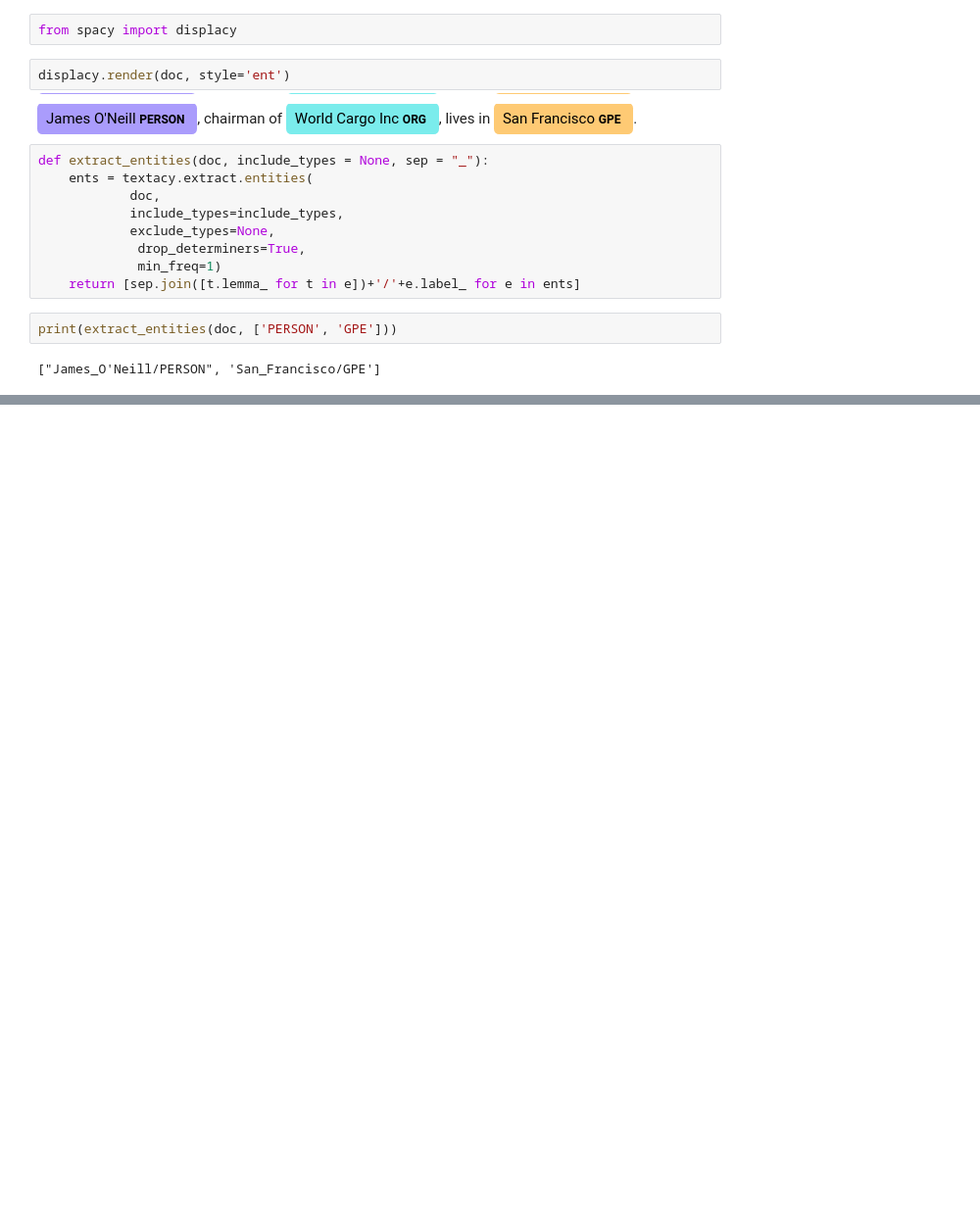
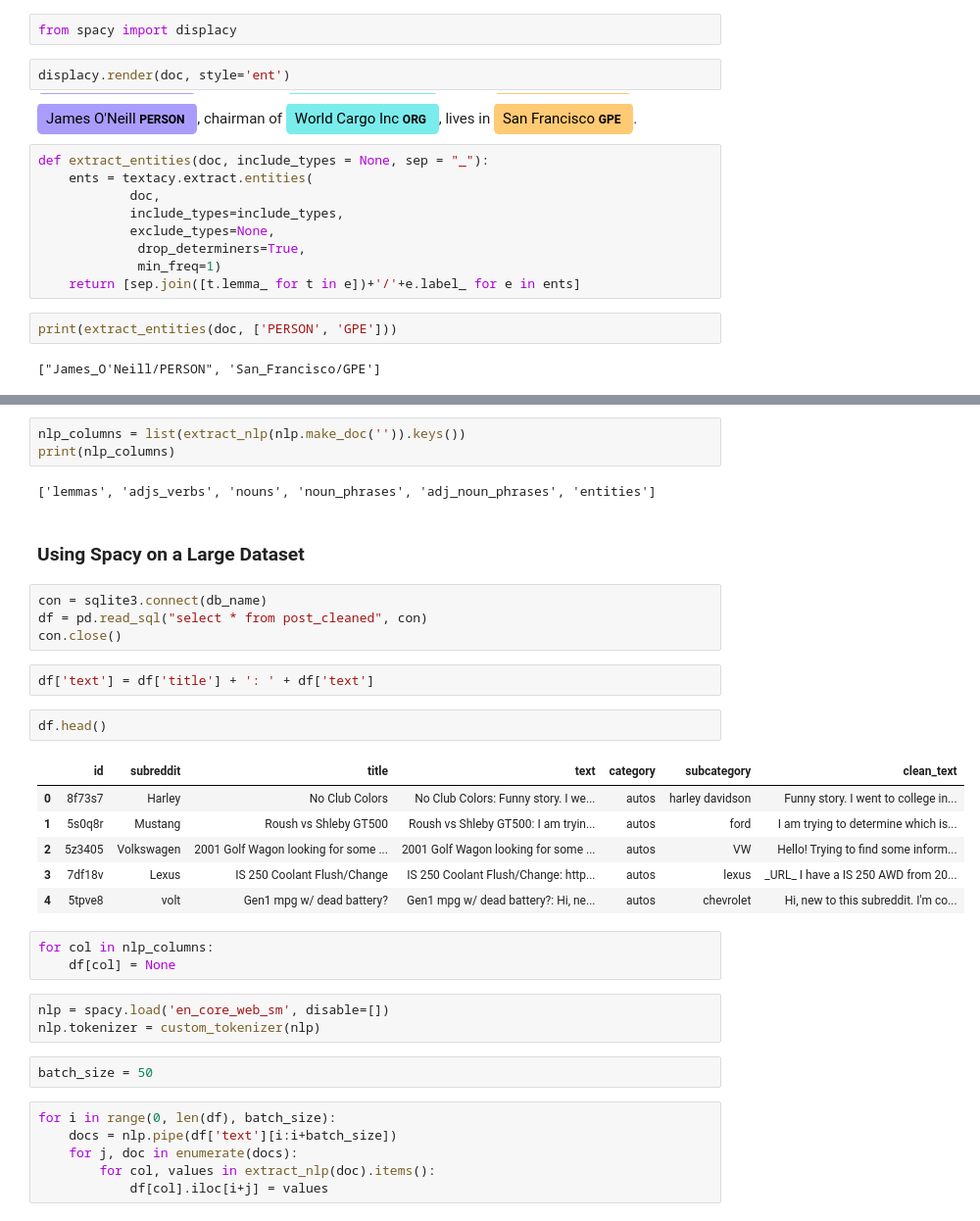
Before and after one commit to lkarjun/Text-Analysis-Workouts, a Jupyter notebook: 4. Preparing Textual Data for Statistics and Machine Learning/notebook.ipynb, the cells around one changed output, grey strips where cells are left out. Shown: that part at 98% size. Cells and saved outputs as stored; diff of their text form; blank space fills up the shorter version.

```diff
--- a/4. Preparing Textual Data for Statistics and Machine Learning/notebook.ipynb
+++ b/4. Preparing Textual Data for Statistics and Machine Learning/notebook.ipynb
@@ -440,0 +478,36 @@ print(extract_entities(doc, ['PERSON', 'GPE']))
+# %%
+nlp_columns = list(extract_nlp(nlp.make_doc('')).keys())
+print(nlp_columns)
+# %% [output]
+['lemmas', 'adjs_verbs', 'nouns', 'noun_phrases', 'adj_noun_phrases', 'entities']
+# %% [markdown]
+### Using Spacy on a Large Dataset
+# %%
+con = sqlite3.connect(db_name)
+df = pd.read_sql("select * from post_cleaned", con)
+con.close()
+# %%
+df['text'] = df['title'] + ': ' + df['text']
+# %%
+df.head()
+# %% [output]
+|  | id | subreddit | title | text | category | subcategory | clean_text |
+| 0 | 8f73s7 | Harley | No Club Colors | No Club Colors: Funny story. I we... | autos | harley davidson | Funny story. I went to college in... |
+| 1 | 5s0q8r | Mustang | Roush vs Shleby GT500 | Roush vs Shleby GT500: I am tryin... | autos | ford | I am trying to determine which is... |
+| 2 | 5z3405 | Volkswagen | 2001 Golf Wagon looking for some ... | 2001 Golf Wagon looking for some ... | autos | VW | Hello! Trying to find some inform... |
+| 3 | 7df18v | Lexus | IS 250 Coolant Flush/Change | IS 250 Coolant Flush/Change: http... | autos | lexus | _URL_ I have a IS 250 AWD from 20... |
+| 4 | 5tpve8 | volt | Gen1 mpg w/ dead battery? | Gen1 mpg w/ dead battery?: Hi, ne... | autos | chevrolet | Hi, new to this subreddit. I'm co... |
+# %%
+for col in nlp_columns:
+    df[col] = None
+# %%
+nlp = spacy.load('en_core_web_sm', disable=[])
+nlp.tokenizer = custom_tokenizer(nlp)
+# %%
+batch_size = 50
+# %%
+for i in range(0, len(df), batch_size):
+    docs = nlp.pipe(df['text'][i:i+batch_size])
+    for j, doc in enumerate(docs):
+        for col, values in extract_nlp(doc).items():
+            df[col].iloc[i+j] = values
```
Also changed, not shown: parts of 8 cells of this notebook, 1 other file.
